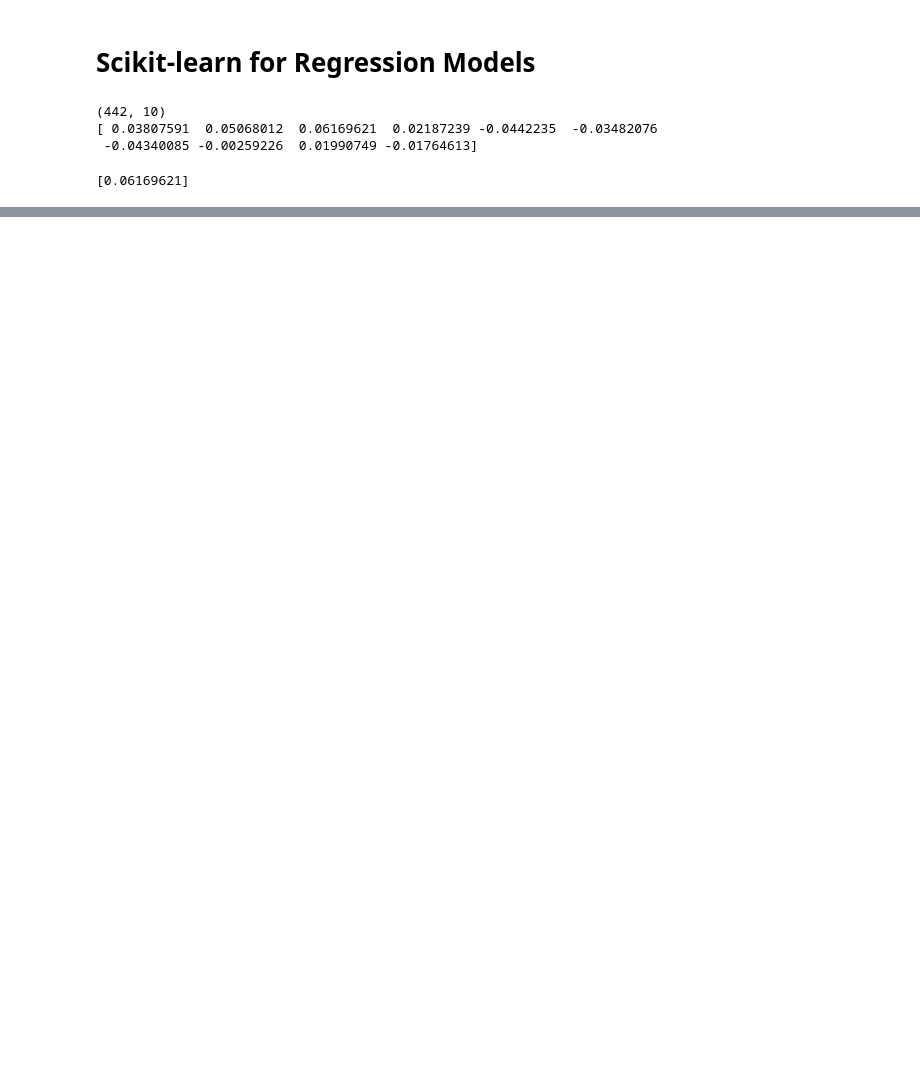
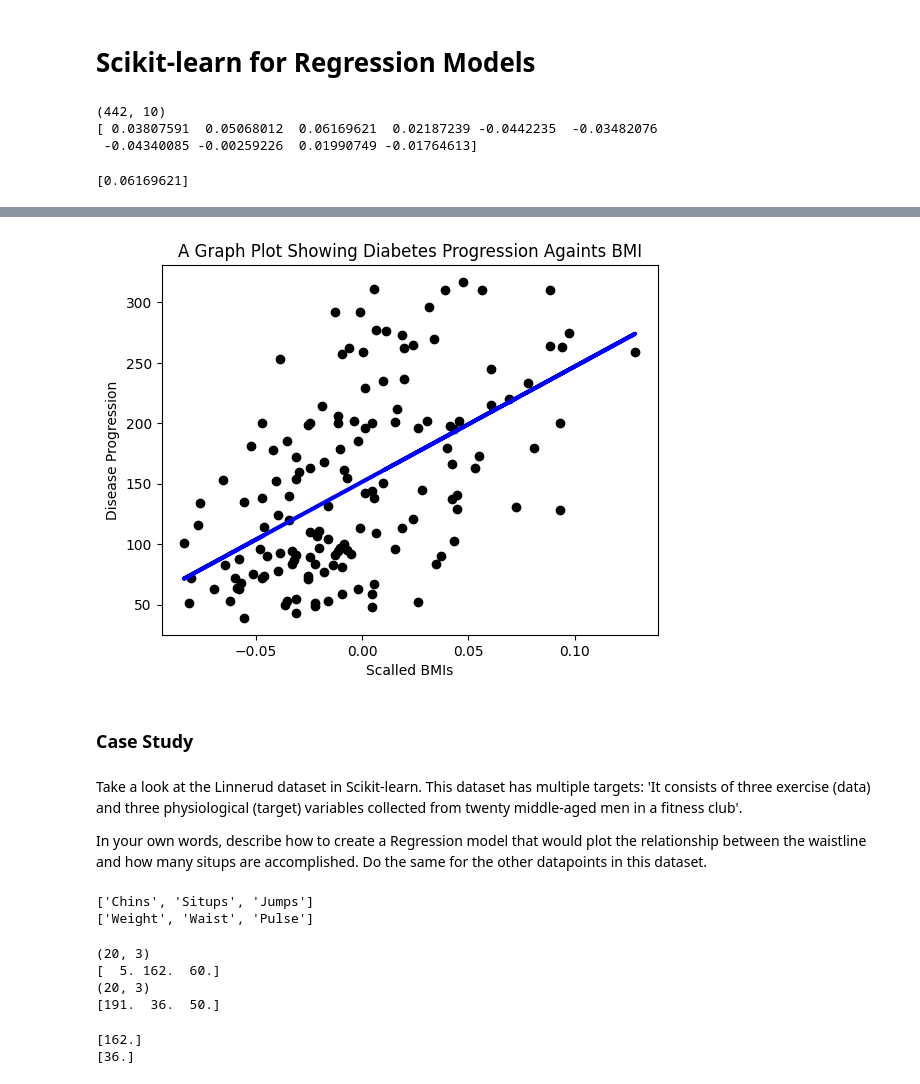
Before and after one commit to alberdjuniawan/ml-notes, a Jupyter notebook: topics/Regression/tools.ipynb, the cells around one changed output, grey strips where cells are left out. Drawn from its saved outputs; the diff is of its cells as text; code cells hidden in the pictures; blank space fills up the shorter version.

Commit message:
topics-regression-tools

```diff
--- a/topics/Regression/tools.ipynb
+++ b/topics/Regression/tools.ipynb
@@ -38 +45,49 @@ LinearRegression()
 y_pred = model.predict(X_test)
+# %%
+plt.scatter(X_test, y_test, color='black')
+plt.plot(X_test, y_pred, color='blue', linewidth=3)
+plt.xlabel('Scalled BMIs')
+plt.ylabel('Disease Progression')
+plt.title('A Graph Plot Showing Diabetes Progression Againts BMI')
+plt.show()
+# %% [output]
+[figure, added]
+# %% [markdown]
+### Case Study
+# %% [markdown]
+Take a look at the Linnerud dataset in Scikit-learn. This dataset has multiple targets: 'It consists of three exercise (data) and three physiological (target) variables collected from twenty middle-aged men in a fitness club'.
+
+In your own words, describe how to create a Regression model that would plot the relationship between the waistline and how many situps are accomplished. Do the same for the other datapoints in this dataset.
+# %%
+from sklearn.datasets import load_linnerud
+
+data = load_linnerud()
+
+print(data.feature_names)
+print(data.target_names)
+# %% [output]
+['Chins', 'Situps', 'Jumps']
+['Weight', 'Waist', 'Pulse']
+# %%
+X = data.data
+y = data.target
+
+print(X.shape)
+print(X[0])
+
+print(y.shape)
+print(y[0])
+# %% [output]
+(20, 3)
+[  5. 162.  60.]
+(20, 3)
+[191.  36.  50.]
+# %%
+X = X[:, 1:2]
+y = y[:, 1:2]
+
+print(X[0])
+print(y[0])
+# %% [output]
+[162.]
+[36.]
```
Also changed, not shown: parts of 11 cells of this notebook.
